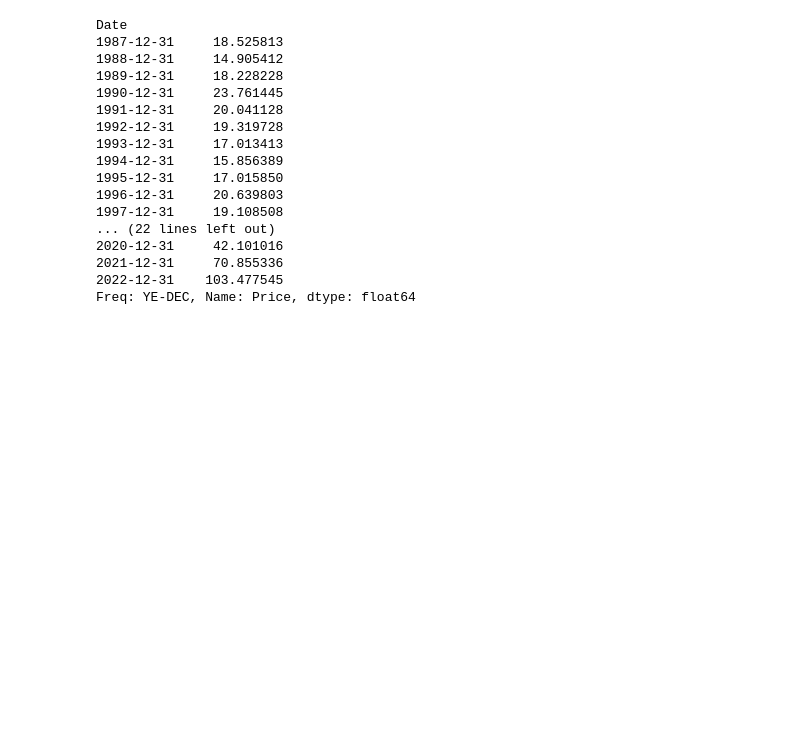
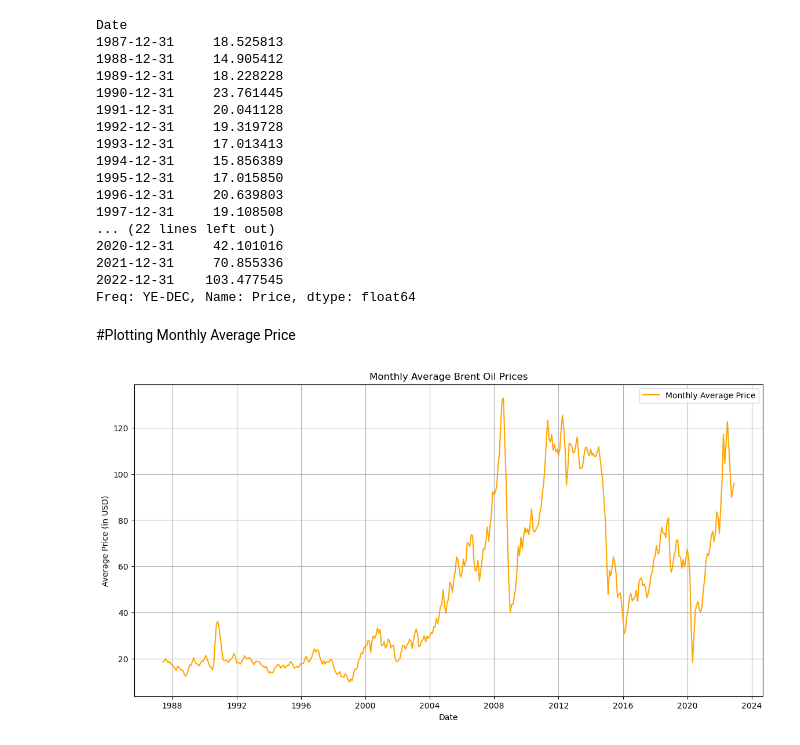
Before and after one commit to erisimasol/Week-10-KAIM-10X, a Jupyter notebook: Notebook/Week-10-Task-01.ipynb, the cells around one changed output. Cells and saved outputs as stored; diff of their text form; code cells hidden in the pictures; blank space fills up the shorter version.

Commit message:
Plotting Monthly Average Price

```diff
--- a/Notebook/Week-10-Task-01.ipynb
+++ b/Notebook/Week-10-Task-01.ipynb
@@ -115,3 +115,18 @@ Date
 2021-12-31     70.855336
 2022-12-31    103.477545
 Freq: YE-DEC, Name: Price, dtype: float64
+# %% [markdown]
+#Plotting Monthly Average Price
+# %%
+
+
+plt.figure(figsize=(14, 7))
+plt.plot(monthly_avg, label='Monthly Average Price', color='orange')
+plt.title('Monthly Average Brent Oil Prices')
+plt.xlabel('Date')
+plt.ylabel('Average Price (in USD)')
+plt.legend()
+plt.grid()
+plt.show()
+# %% [output]
+[figure, added]
```
